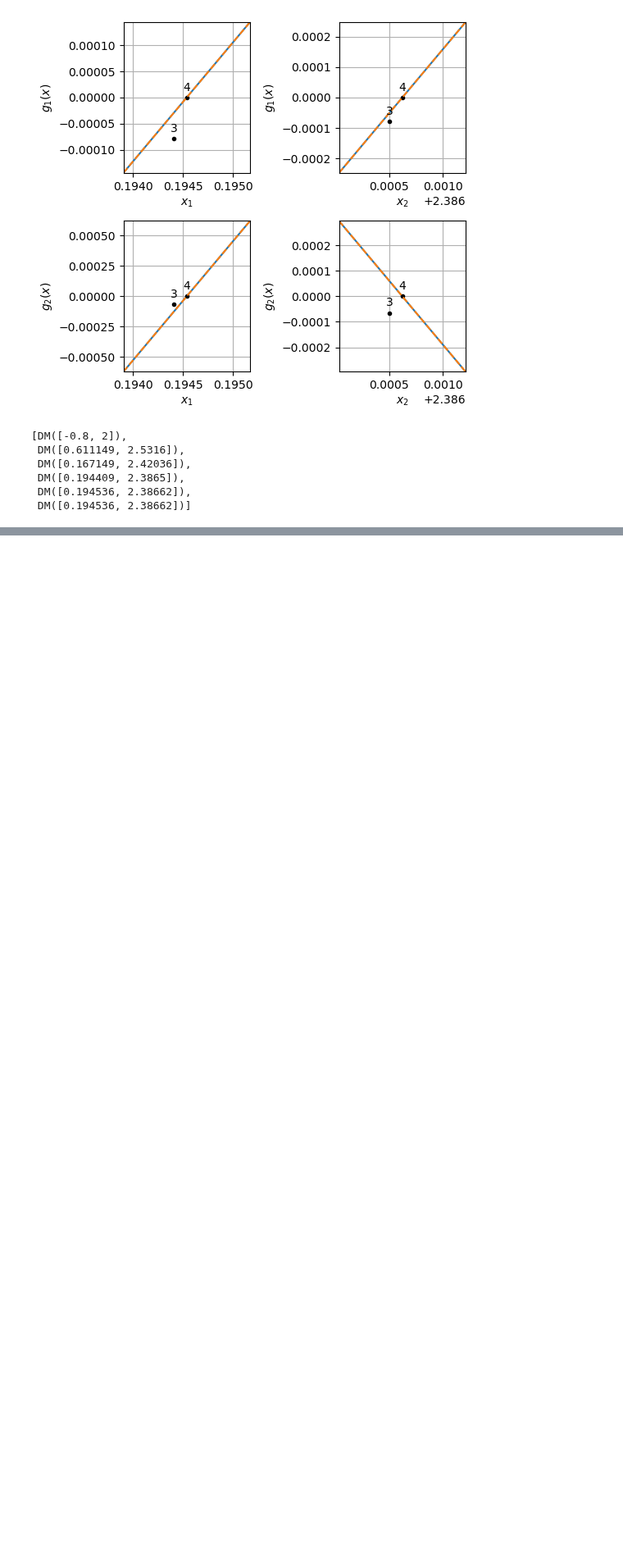
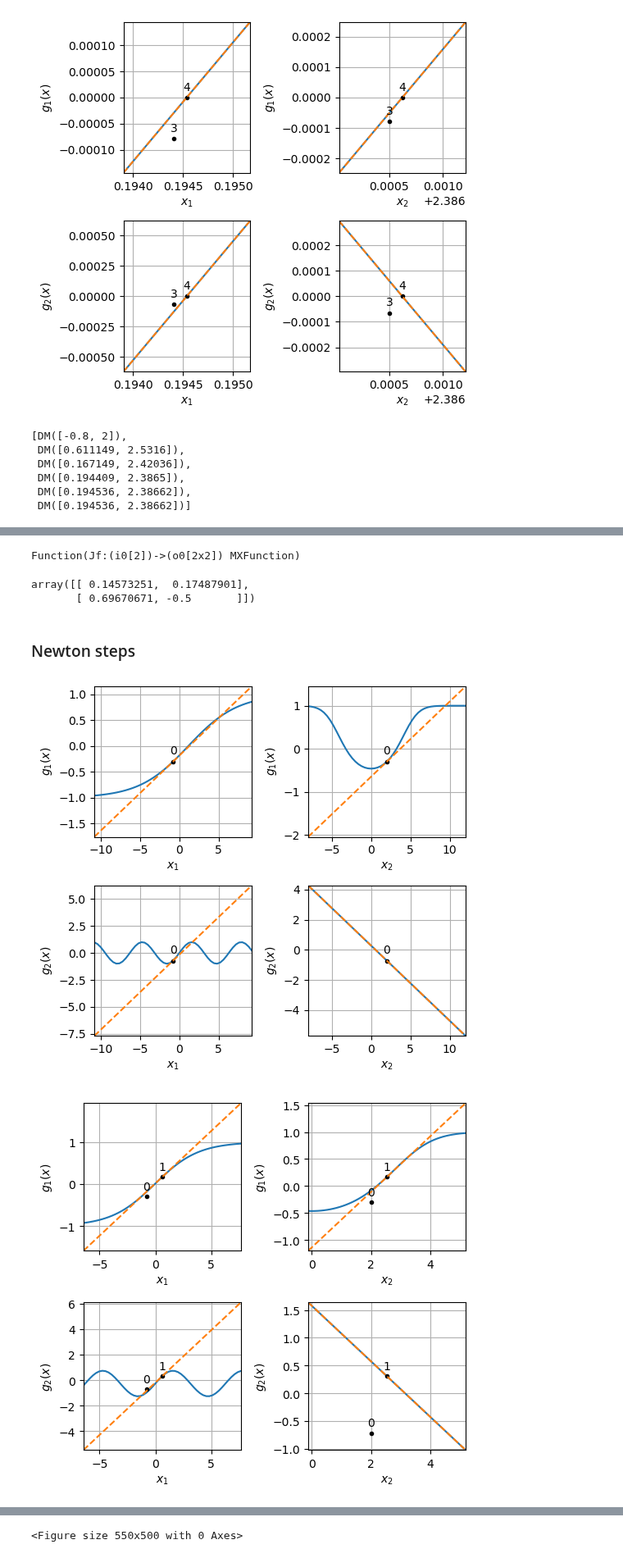
Before and after one commit to billtubbs/casadi-examples, a Jupyter notebook: 1-Rootfinding.ipynb, the cells around one changed output, grey strips where cells are left out. Shown at 82% size. Cells and saved outputs as stored; diff of their text form; code cells hidden in the pictures; blank space fills up the shorter version.

Commit message:
Newton steps using AD

```diff
--- a/1-Rootfinding.ipynb
+++ b/1-Rootfinding.ipynb
@@ -173,0 +176,7 @@ assert np.max(np.abs(x_pts[5] - [0.1945, 2.3866]) < 1e-4)
+# %%
+# Define symbol
+x = MX.sym('x')
+
+# CasADi functions
+f = Function('f',[x], [sin(x) - 0.5])
+f(0.8) # evaluate for x=0.8
@@ -173,0 +185,4 @@ assert np.max(np.abs(x_pts[5] - [0.1945, 2.3866]) < 1e-4)
+# %%
+X = MX.sym('X', 2)  # vector
+assert X.shape == (2, 1)
+g(X)
@@ -173,0 +194,3 @@ assert np.max(np.abs(x_pts[5] - [0.1945, 2.3866]) < 1e-4)
+# %%
+J = jacobian(g(X), X)
+J
@@ -173,0 +199,13 @@ assert np.max(np.abs(x_pts[5] - [0.1945, 2.3866]) < 1e-4)
+# %%
+# Create function to to map from X to J
+Jf = Function('Jf', [X], [jacobian(g(X), X)])
+Jf
+# %% [output]
+Function(Jf:(i0[2])->(o0[2x2]) MXFunction)
+# %%
+x0 = vertcat(-0.8, 2)
+J_test = array(Jf(x0))
+J_test
+# %% [output]
+array([[ 0.14573251,  0.17487901],
+       [ 0.69670671, -0.5       ]])
@@ -173,0 +215,28 @@ assert np.max(np.abs(x_pts[5] - [0.1945, 2.3866]) < 1e-4)
+# %% [markdown]
+### Newton steps
+# %%
+x0 = vertcat(-0.8, 2)
+x_pts_ad = [x0]
+x = x0
+dx = DM([2, 2])
+for i in range(25):
+    J = Jf(x)
+
+    figure(figsize=(5.5, 5))
+    x_min = array(x - dx * 5).reshape(-1)
+    x_max = array(x + dx * 5).reshape(-1)
+
+    if i < 5:
+        plot_func_variation(g, x, x_min, x_max, J=J, x_pts=x_pts_ad)
+        filename = f'newton_step_{i+1}_ad.pdf'
+        savefig(os.path.join(plot_dir, filename))
+
+    dx = solve(J, -g(x))
+    if np.all(np.abs(dx) < 1e-15):
+        break
+
+    x += dx
+    x_pts_ad.append(x)
+# %% [output]
+[figure, added]
+[figure, added]
@@ -173,0 +246 @@ assert np.max(np.abs(x_pts[5] - [0.1945, 2.3866]) < 1e-4)
+<Figure size 550x500 with 0 Axes>
```
Also changed, not shown: parts of 18 cells of this notebook.
